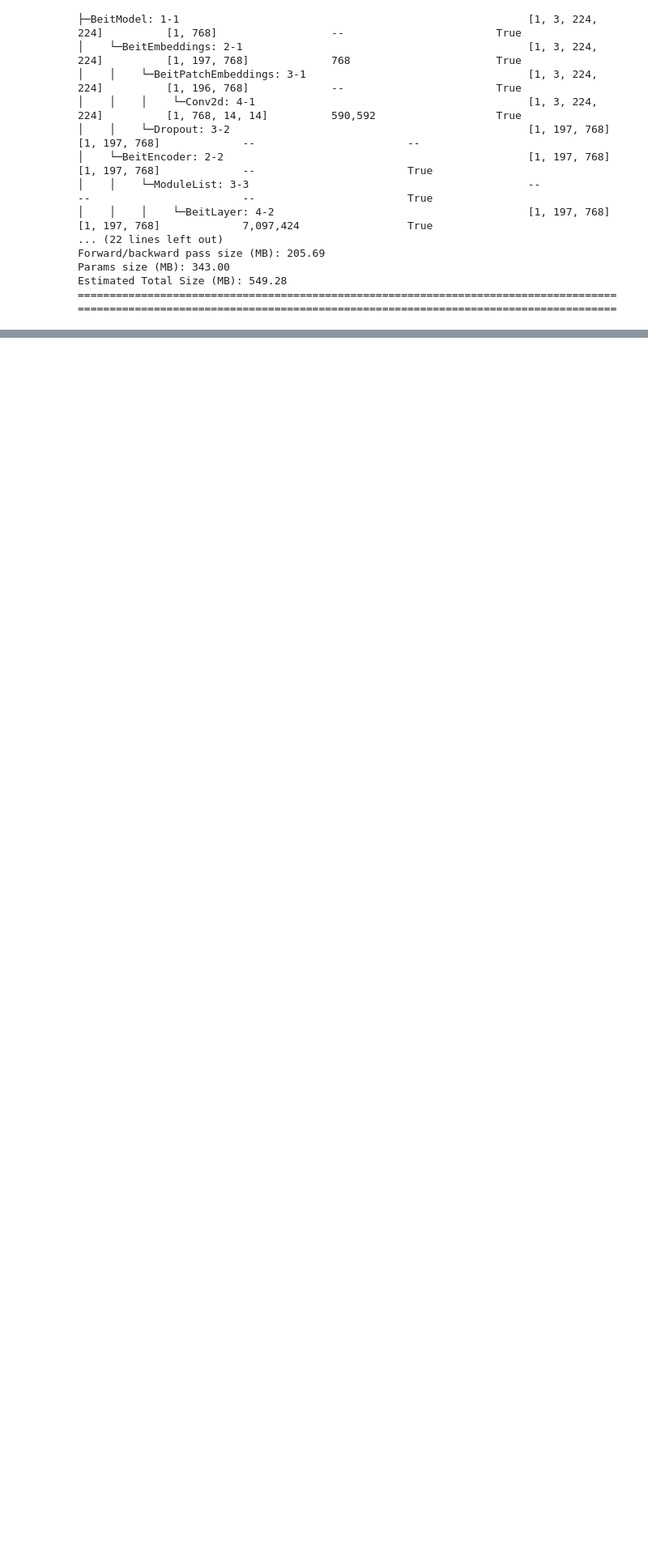
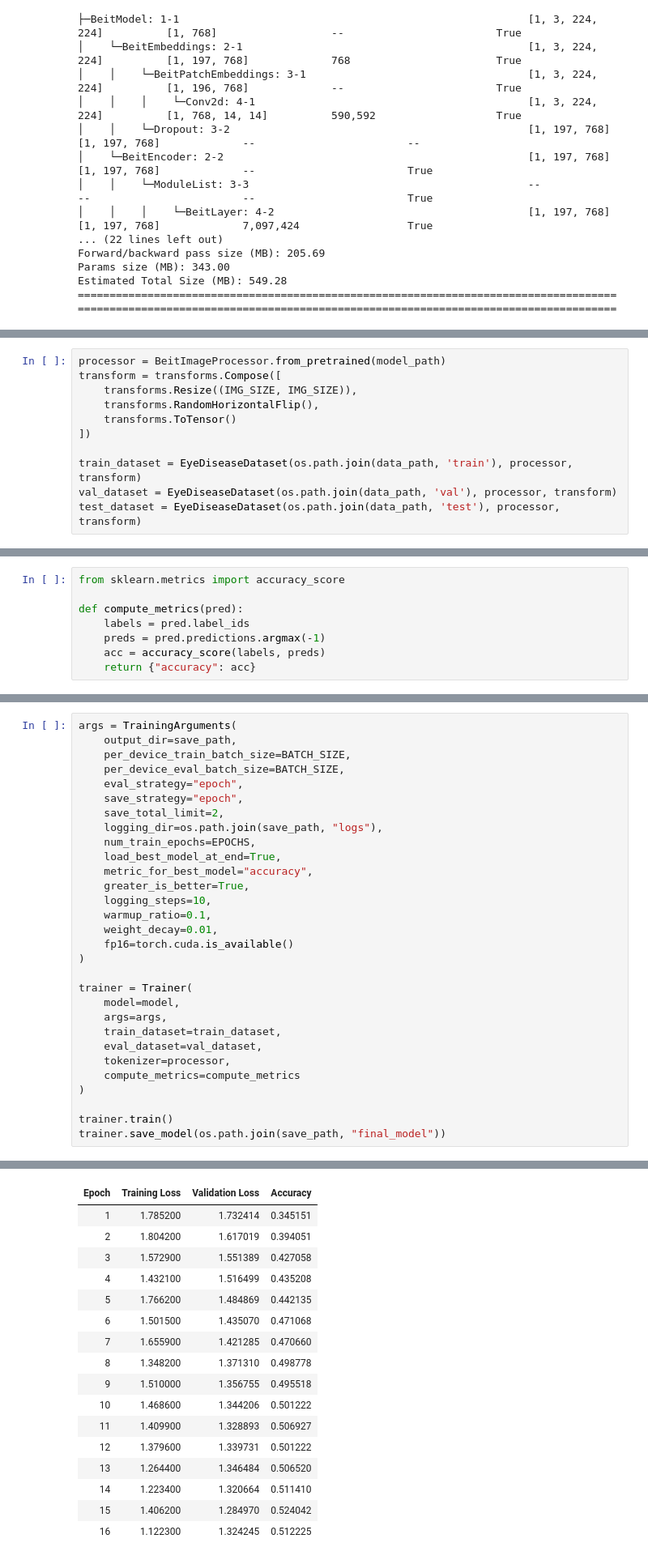
Before and after one commit to Malinda1/eye-disease-detection-model, a Jupyter notebook: utils/model_loader.ipynb, the cells around one changed output, grey strips where cells are left out. Shown: that part at 81% size. Cells and saved outputs as stored; diff of their text form; blank space fills up the shorter version.

Commit message:
Try to fine tune the model but not get good accurate level

```diff
--- a/utils/model_loader.ipynb
+++ b/utils/model_loader.ipynb
@@ -422,0 +1398,11 @@ Estimated Total Size (MB): 549.28
+# %%
+processor = BeitImageProcessor.from_pretrained(model_path)
+transform = transforms.Compose([
+    transforms.Resize((IMG_SIZE, IMG_SIZE)),
+    transforms.RandomHorizontalFlip(),
+    transforms.ToTensor()
+])
+
+train_dataset = EyeDiseaseDataset(os.path.join(data_path, 'train'), processor, transform)
+val_dataset = EyeDiseaseDataset(os.path.join(data_path, 'val'), processor, transform)
+test_dataset = EyeDiseaseDataset(os.path.join(data_path, 'test'), processor, transform)
@@ -422,0 +1428,8 @@ Estimated Total Size (MB): 549.28
+# %%
+from sklearn.metrics import accuracy_score
+
+def compute_metrics(pred):
+    labels = pred.label_ids
+    preds = pred.predictions.argmax(-1)
+    acc = accuracy_score(labels, preds)
+    return {"accuracy": acc}
@@ -422,0 +1438,31 @@ Estimated Total Size (MB): 549.28
+# %%
+args = TrainingArguments(
+    output_dir=save_path,
+    per_device_train_batch_size=BATCH_SIZE,
+    per_device_eval_batch_size=BATCH_SIZE,
+    eval_strategy="epoch",
+    save_strategy="epoch",
+    save_total_limit=2,
+    logging_dir=os.path.join(save_path, "logs"),
+    num_train_epochs=EPOCHS,
+    load_best_model_at_end=True,
+    metric_for_best_model="accuracy",
+    greater_is_better=True,
+    logging_steps=10,
+    warmup_ratio=0.1,
+    weight_decay=0.01,
+    fp16=torch.cuda.is_available()
+)
+
+trainer = Trainer(
+    model=model,
+    args=args,
+    train_dataset=train_dataset,
+    eval_dataset=val_dataset,
+    tokenizer=processor,
+    compute_metrics=compute_metrics
+)
+
+trainer.train()
+trainer.save_model(os.path.join(save_path, "final_model"))
+# %% [output]
@@ -422,0 +1479,17 @@ Estimated Total Size (MB): 549.28
+| Epoch | Training Loss | Validation Loss | Accuracy |
+| 1 | 1.785200 | 1.732414 | 0.345151 |
+| 2 | 1.804200 | 1.617019 | 0.394051 |
+| 3 | 1.572900 | 1.551389 | 0.427058 |
+| 4 | 1.432100 | 1.516499 | 0.435208 |
+| 5 | 1.766200 | 1.484869 | 0.442135 |
+| 6 | 1.501500 | 1.435070 | 0.471068 |
+| 7 | 1.655900 | 1.421285 | 0.470660 |
+| 8 | 1.348200 | 1.371310 | 0.498778 |
+| 9 | 1.510000 | 1.356755 | 0.495518 |
+| 10 | 1.468600 | 1.344206 | 0.501222 |
+| 11 | 1.409900 | 1.328893 | 0.506927 |
+| 12 | 1.379600 | 1.339731 | 0.501222 |
+| 13 | 1.264400 | 1.346484 | 0.506520 |
+| 14 | 1.223400 | 1.320664 | 0.511410 |
+| 15 | 1.406200 | 1.284970 | 0.524042 |
+| 16 | 1.122300 | 1.324245 | 0.512225 |
```
Also changed, not shown: parts of 15 cells of this notebook, 4 other files.
